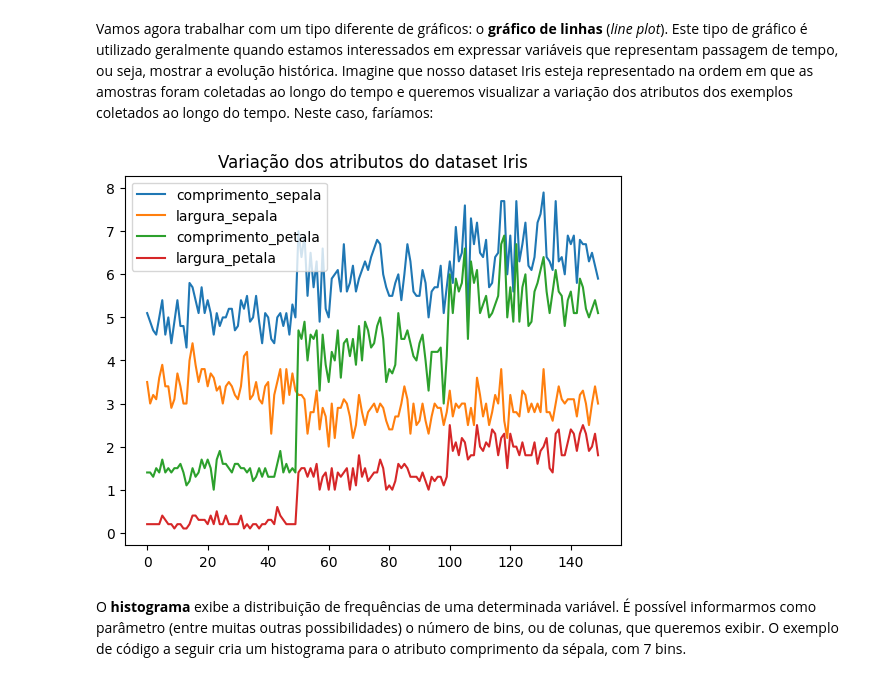
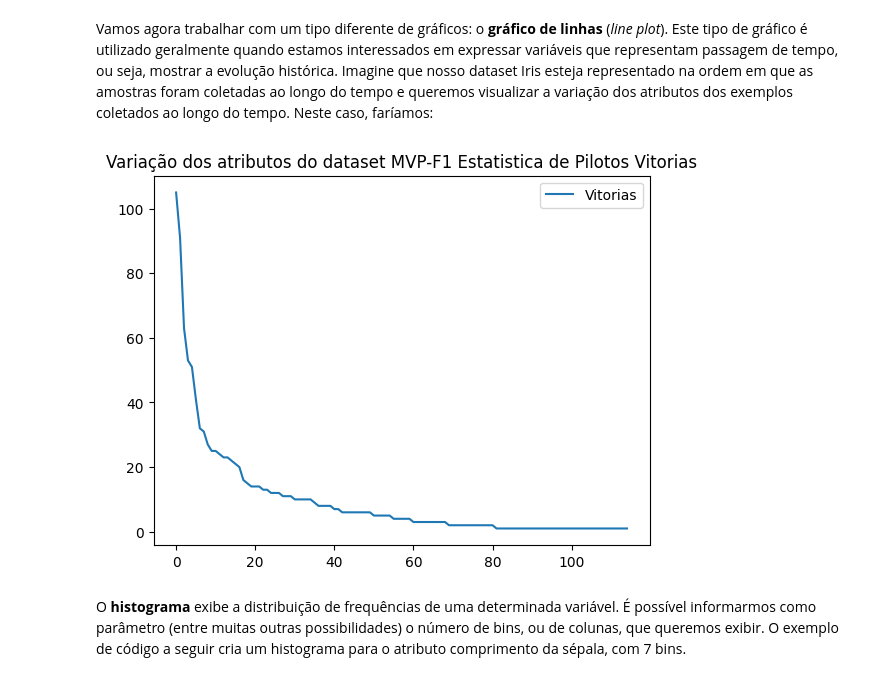
Before and after one commit to emersonvasconcelos/f1, a Jupyter notebook: MVP_F1_Warm_Up.ipynb, the cells around one changed output. Saved outputs shown, nothing was run; the diff lists cells and outputs as text; code cells hidden in the pictures.

Commit message:
MVP-F1 Warm-Up para Análise Pré-Processamento e Boas Praticas.

```diff
--- a/MVP_F1_Warm_Up.ipynb
+++ b/MVP_F1_Warm_Up.ipynb
@@ -34,6 +793,17 @@ labels_atributos = ['resultId', 'raceId', 'driverId', 'constructorId', 'number',
 
 # carga do dataset através da url - há diversos parâmetros no read_csv que podem ser interessantes, como sep, usecols e header
 mvp_f1 = pd.read_csv(url_dados, names=labels_atributos)
+# %%
+# importando dados uma url para um dataframe >> Tabela estatistica_vitorias_pilotos.csv
+
+# url a importar - Updated to point to the raw results.csv file
+url_dados = 'https://raw.githubusercontent.com/emersonvasconcelos/f1/refs/heads/warm-up/estatistica_vitorias_pilotos.csv'
+
+# labels dos atributos do dataset - Updated to match the columns in results.csv
+labels_atributos = ['Piloto', 'Vitorias']
+
+# carga do dataset através da url - há diversos parâmetros no read_csv que podem ser interessantes, como sep, usecols e header
+mvp_f1_estatistica = pd.read_csv(url_dados, names=labels_atributos, skiprows=1)
 # %% [markdown]
 Inicialmente, iremos utilizar alguns comandos da biblioteca Pandas para exibir algumas estatísticas descritivas e fazer uma rápida análise exploratória do dataset. Os comentários nos blocos de código auxiliam no seu entendimento.
 # %%
@@ -312,21 +1114,21 @@ Vamos agora trabalhar com um tipo diferente de gráficos: o **gráfico de linhas
 # %%
 # Gráfico de Linhas
 
 # selecionando apenas os atributos para serem plotados em um novo dataframe, sem a classe
-atributos = iris.columns.drop(['especie'])
+atributos = mvp_f1_estatistica.columns.drop(['Piloto'])
 
 # criando o eixo x - vai de 0 até a quantidade de linhas do dataset iris - de 0 a 149
-x_data = range(0, iris.shape[0])
+x_data = range(0, mvp_f1_estatistica.shape[0])
 
 # plotando cada atributo
-for atributo in atributos: # esse for percorre a lista: ['comprimento_sepala', 'largura_sepala', 'comprimento_petala', 'largura_petala']
-    plt.plot(x_data, iris[atributo], label=atributo)
+for atributo in atributos: # esse for percorre a lista: ['Vitorias']
+    plt.plot(x_data, mvp_f1_estatistica[atributo], label=atributo)
 
 # incluindo título do gráfico e legenda
-plt.title('Variação dos atributos do dataset Iris')
+plt.title('Variação dos atributos do dataset MVP-F1 Estatistica de Pilotos Vitorias')
 plt.legend();
 # %% [output]
-[figure, old version]
+[figure, new version]
 # %% [markdown]
 O **histograma** exibe a distribuição de frequências de uma determinada variável. É possível informarmos como parâmetro (entre muitas outras possibilidades) o número de bins, ou de colunas, que queremos exibir. O exemplo de código a seguir cria um histograma para o atributo comprimento da sépala, com 7 bins.
 # %%
```
Also changed, not shown: parts of 37 cells of this notebook.
